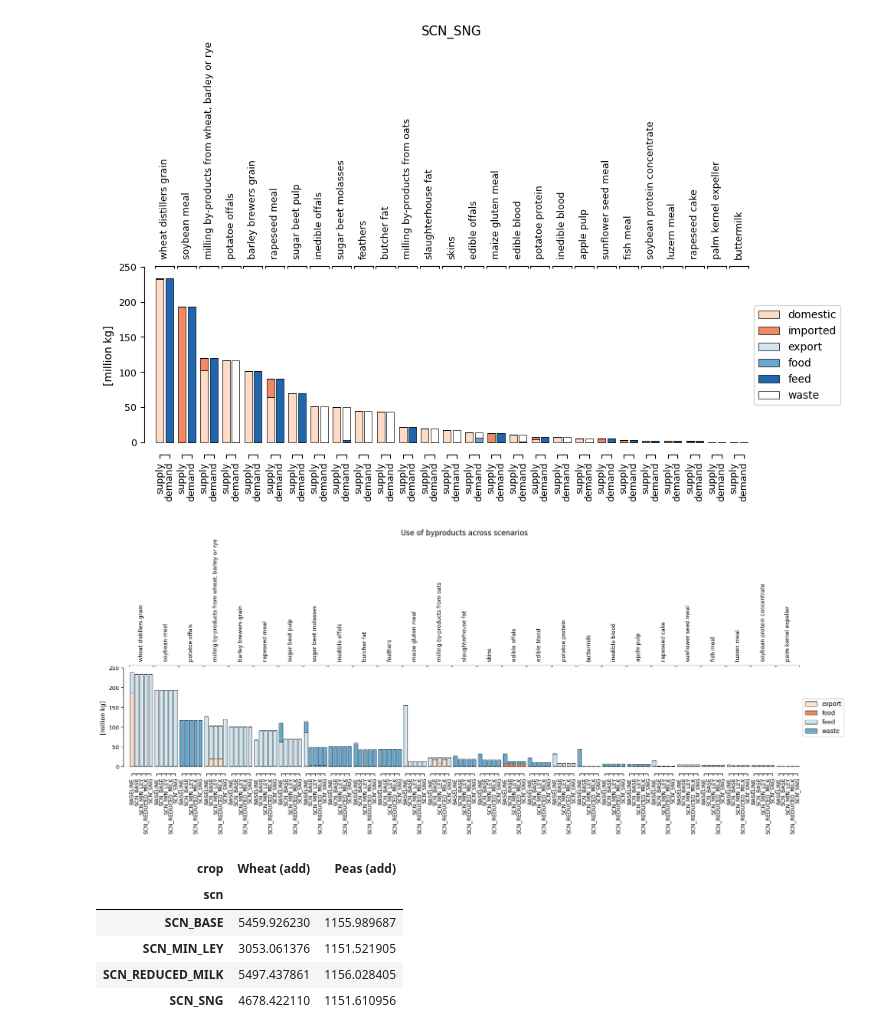
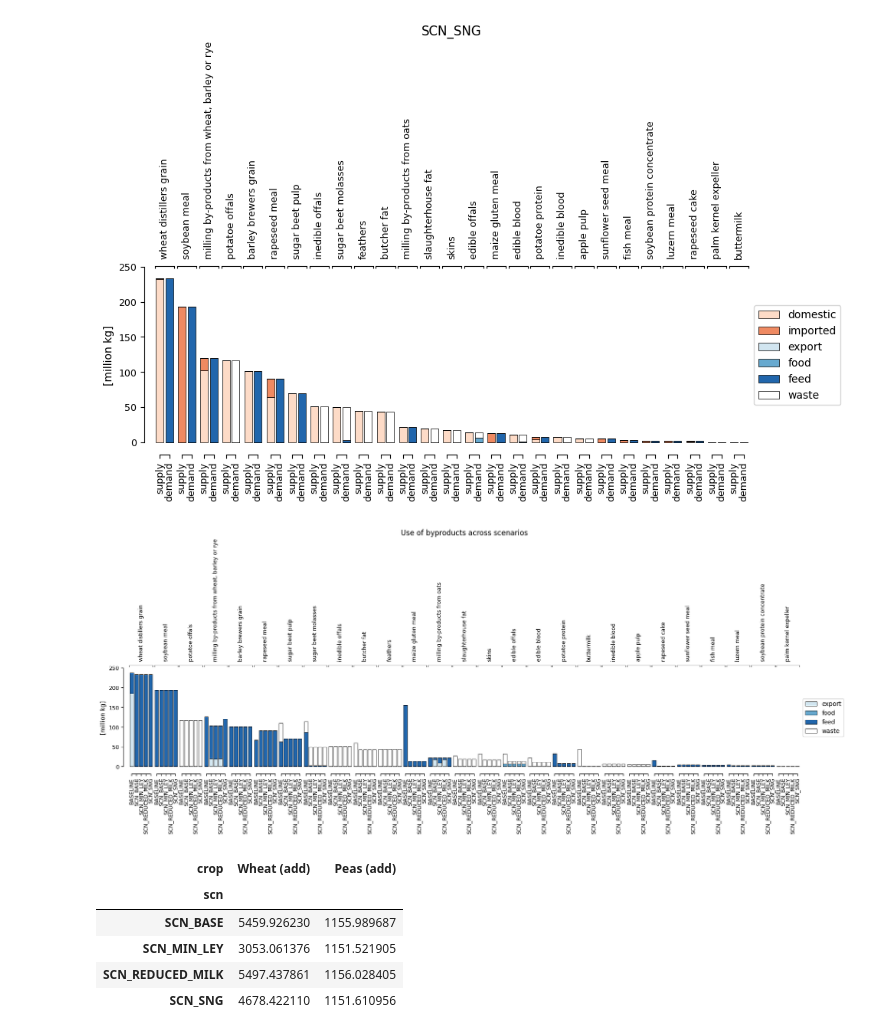
Before and after one commit to wanecek/eitm01-scenarios, a Jupyter notebook: analysis.ipynb, the cells around one changed output. Drawn from its saved outputs; the diff is of its cells as text; code cells hidden in the pictures.

```diff
--- a/analysis.ipynb
+++ b/analysis.ipynb
@@ -280,35 +280,35 @@ plot_data = (
         pd.concat({scn: get_use(scn)}, names=['flow'], axis=1)
         for scn in SCENARIOS
     ], axis=1)
     .stack('flow')
     .sort_index(level='flow', ascending=True)
     .sort_index(level='by_prod', sort_remaining=False)
     .fillna(0)
     / 1e6
 )
 
-colors = ['#fddbc7', '#ef8a62', '#d1e5f0', '#67a9cf', '#2166ac', '#ffffff']
+colors = ['#d1e5f0', '#67a9cf', '#2166ac', '#ffffff']
 cust_cmap = ListedColormap(name='X', colors=colors)
 
 ax, axgs = cm.plot.bar(
     plot_data.drop('whey'),
     ax=ax,
     cmap = cust_cmap,
     group_levels='by_prod',
     sort_groups=True,
     grouplabels_vertical=True,
     group_spacing = 0.3,
     ticklabels_fontsize = 9,
     grouplabels_fontsize = 9,
     ylabel_fontsize = 10,
     xlabel_fontsize = 10
 )
 ax.set_ylabel("[million kg]")
 ax.legend(loc='center left', bbox_to_anchor=(1.0, 0.5))
 ax.set_title("Use of byproducts across scenarios")
 fig.show()
 # %% [output]
-[figure, old version]
+[figure, new version]
 # %%
 fig, (ax1, ax2) = plt.subplots(1, 2, figsize=(11, 4))
 
```
Also changed, not shown: parts of 2 cells of this notebook.
